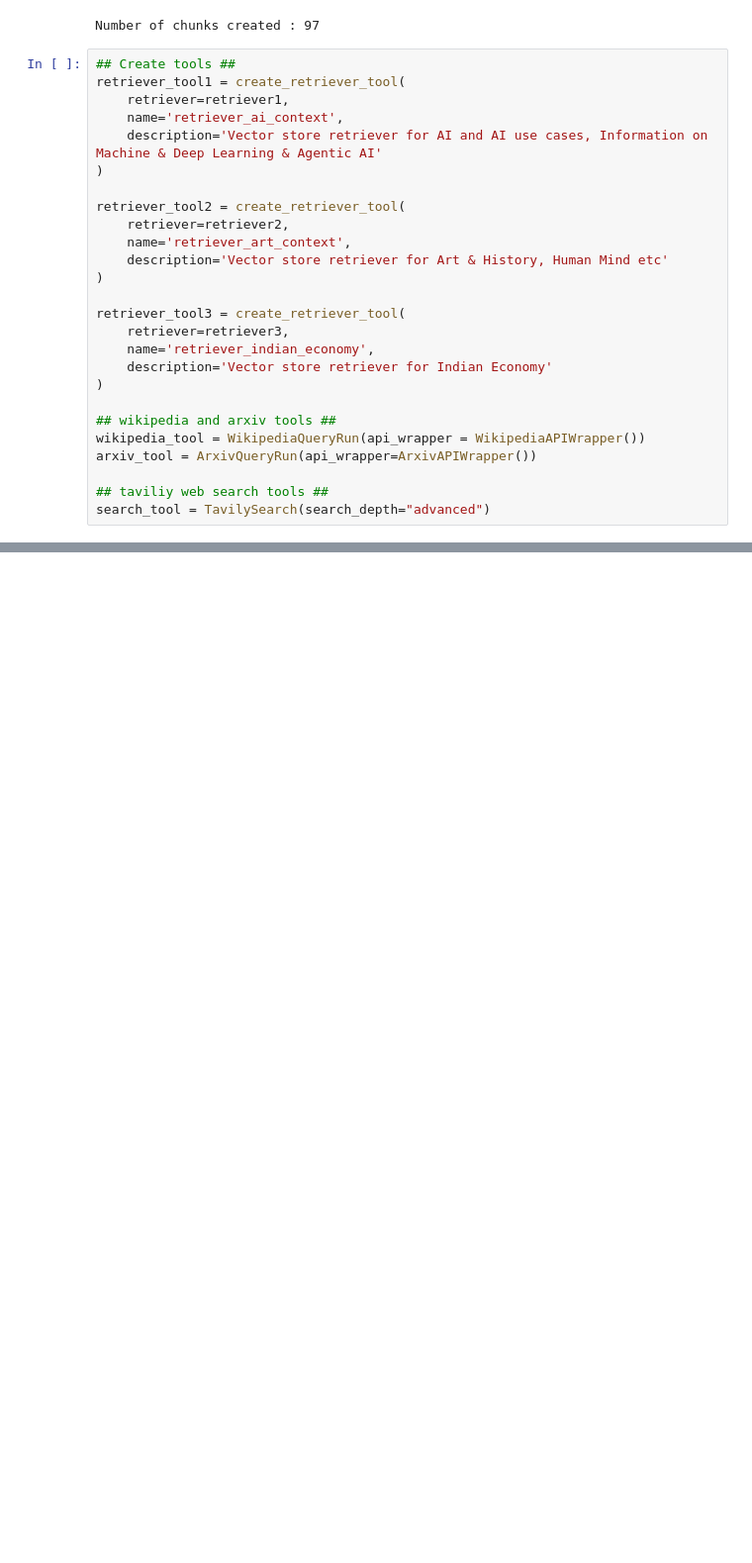
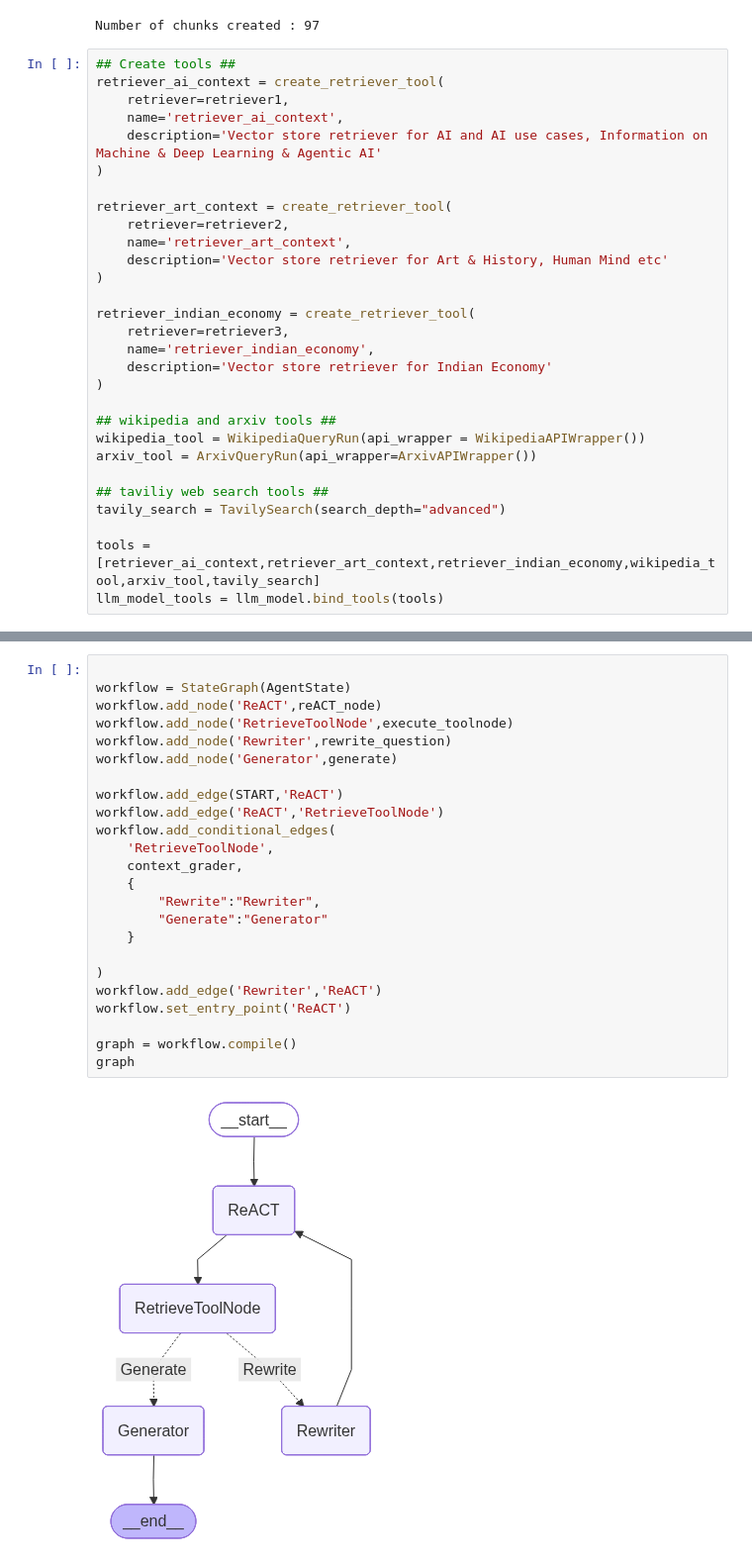
Before and after one commit to shivargha98/rag_playground, a Jupyter notebook: agentic_rag/reACT_agentic_rag.ipynb, the cells around one changed output, grey strips where cells are left out. Shown: that part at 99% size. Saved outputs shown, nothing was run; the diff lists cells and outputs as text; blank space fills up the shorter version.

Commit message:
agentic_rag_completed

```diff
--- a/agentic_rag/reACT_agentic_rag.ipynb
+++ b/agentic_rag/reACT_agentic_rag.ipynb
@@ -146,19 +146,19 @@ retriever3 = vector_store3.as_retriever(search_type='mmr',
 Number of chunks created : 97
 # %%
 ## Create tools ##
-retriever_tool1 = create_retriever_tool(
+retriever_ai_context = create_retriever_tool(
     retriever=retriever1,
     name='retriever_ai_context',
     description='Vector store retriever for AI and AI use cases, Information on Machine & Deep Learning & Agentic AI'
 )
 
-retriever_tool2 = create_retriever_tool(
+retriever_art_context = create_retriever_tool(
     retriever=retriever2,
     name='retriever_art_context',
     description='Vector store retriever for Art & History, Human Mind etc'
 )
 
-retriever_tool3 = create_retriever_tool(
+retriever_indian_economy = create_retriever_tool(
     retriever=retriever3,
     name='retriever_indian_economy',
     description='Vector store retriever for Indian Economy'
@@ -169,4 +169,7 @@ wikipedia_tool = WikipediaQueryRun(api_wrapper = WikipediaAPIWrapper())
 arxiv_tool = ArxivQueryRun(api_wrapper=ArxivAPIWrapper())
 
 ## taviliy web search tools ##
-search_tool = TavilySearch(search_depth="advanced")
+tavily_search = TavilySearch(search_depth="advanced")
+
+tools = [retriever_ai_context,retriever_art_context,retriever_indian_economy,wikipedia_tool,arxiv_tool,tavily_search]
+llm_model_tools = llm_model.bind_tools(tools)
@@ -172,0 +306,26 @@ search_tool = TavilySearch(search_depth="advanced")
+# %%
+
+workflow = StateGraph(AgentState)
+workflow.add_node('ReACT',reACT_node)
+workflow.add_node('RetrieveToolNode',execute_toolnode)
+workflow.add_node('Rewriter',rewrite_question)
+workflow.add_node('Generator',generate)
+
+workflow.add_edge(START,'ReACT')
+workflow.add_edge('ReACT','RetrieveToolNode')
+workflow.add_conditional_edges(
+    'RetrieveToolNode',
+    context_grader,
+    {
+        "Rewrite":"Rewriter",
+        "Generate":"Generator"
+    }
+
+)
+workflow.add_edge('Rewriter','ReACT')
+workflow.set_entry_point('ReACT')
+
+graph = workflow.compile()
+graph
+# %% [output]
+[figure, added]
```
Also changed, not shown: parts of 5 cells of this notebook, 4 other files.
